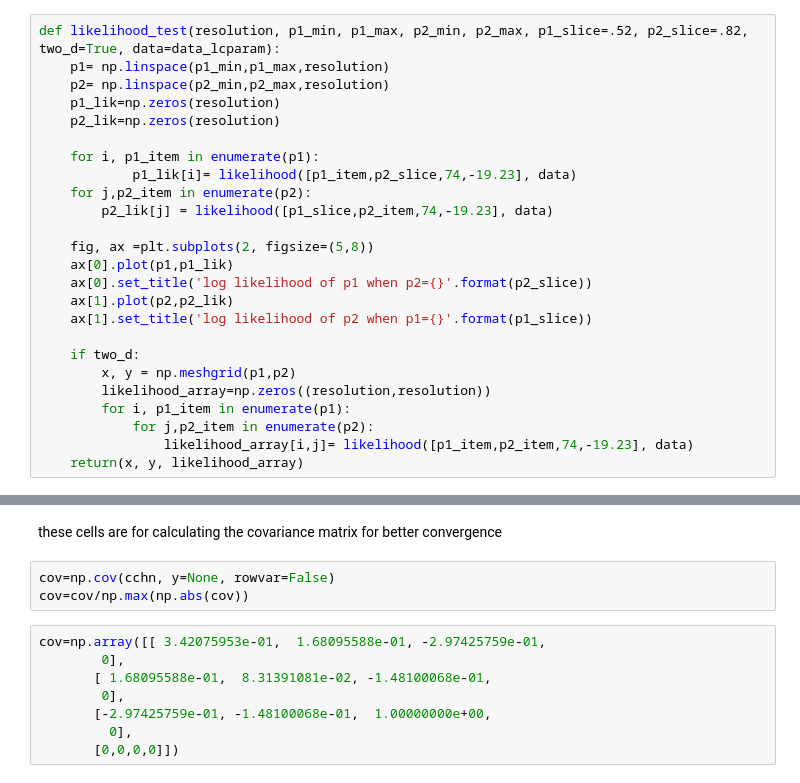
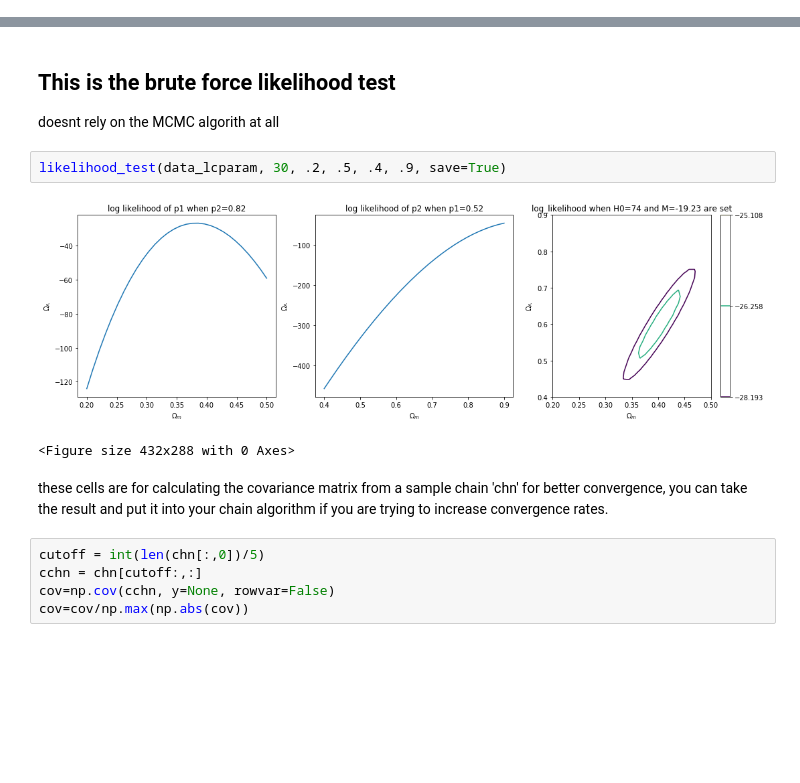
Before and after one commit to baiydaavi/bayesian_inference, a Jupyter notebook: convergence_testing.ipynb, the cells around one changed output, grey strips where cells are left out. Drawn from its saved outputs; the diff is of its cells as text; blank space fills up the shorter version.

```diff
--- a/convergence_testing.ipynb
+++ b/convergence_testing.ipynb
@@ -61,25 +41,0 @@ ax[2,1].hist2d(cchn[:,0],cchn[:,1], bins=70, range=[[0, .8], [0, 2]]);
-# %%
-def likelihood_test(resolution, p1_min, p1_max, p2_min, p2_max, p1_slice=.52, p2_slice=.82, two_d=True, data=data_lcparam):
-    p1= np.linspace(p1_min,p1_max,resolution)
-    p2= np.linspace(p2_min,p2_max,resolution)
-    p1_lik=np.zeros(resolution)
-    p2_lik=np.zeros(resolution)
-
-    for i, p1_item in enumerate(p1):
-            p1_lik[i]= likelihood([p1_item,p2_slice,74,-19.23], data)
-    for j,p2_item in enumerate(p2):
-        p2_lik[j] = likelihood([p1_slice,p2_item,74,-19.23], data)
-
-    fig, ax =plt.subplots(2, figsize=(5,8))
-    ax[0].plot(p1,p1_lik)
-    ax[0].set_title('log likelihood of p1 when p2={}'.format(p2_slice))
-    ax[1].plot(p2,p2_lik)
-    ax[1].set_title('log likelihood of p2 when p1={}'.format(p1_slice))
-
-    if two_d:
-        x, y = np.meshgrid(p1,p2)
-        likelihood_array=np.zeros((resolution,resolution))
-        for i, p1_item in enumerate(p1):
-            for j,p2_item in enumerate(p2):
-                likelihood_array[i,j]= likelihood([p1_item,p2_item,74,-19.23], data)
-    return(x, y, likelihood_array)
@@ -100,13 +49,15 @@ ax.set_title('log_likelihood when H0=74 and M=-19.23 are set');
+# %% [markdown]
+## This is the brute force likelihood test
+doesnt rely on the MCMC algorith at all
+# %%
+likelihood_test(data_lcparam, 30, .2, .5, .4, .9, save=True)
+# %% [output]
+[figure, added]
+<Figure size 432x288 with 0 Axes>
 # %% [markdown]
-these cells are for calculating the covariance matrix for better convergence
+these cells are for calculating the covariance matrix from a sample chain 'chn' for better convergence, you can take the result and put it into your chain algorithm if you are trying to increase convergence rates.
 # %%
+cutoff = int(len(chn[:,0])/5)
+cchn = chn[cutoff:,:]
 cov=np.cov(cchn, y=None, rowvar=False)
 cov=cov/np.max(np.abs(cov))
-# %%
-cov=np.array([[ 3.42075953e-01,  1.68095588e-01, -2.97425759e-01,
-        0],
-       [ 1.68095588e-01,  8.31391081e-02, -1.48100068e-01,
-        0],
-       [-2.97425759e-01, -1.48100068e-01,  1.00000000e+00,
-         0],
-       [0,0,0,0]])
```
Also changed, not shown: parts of 11 cells of this notebook, 1 other file.
